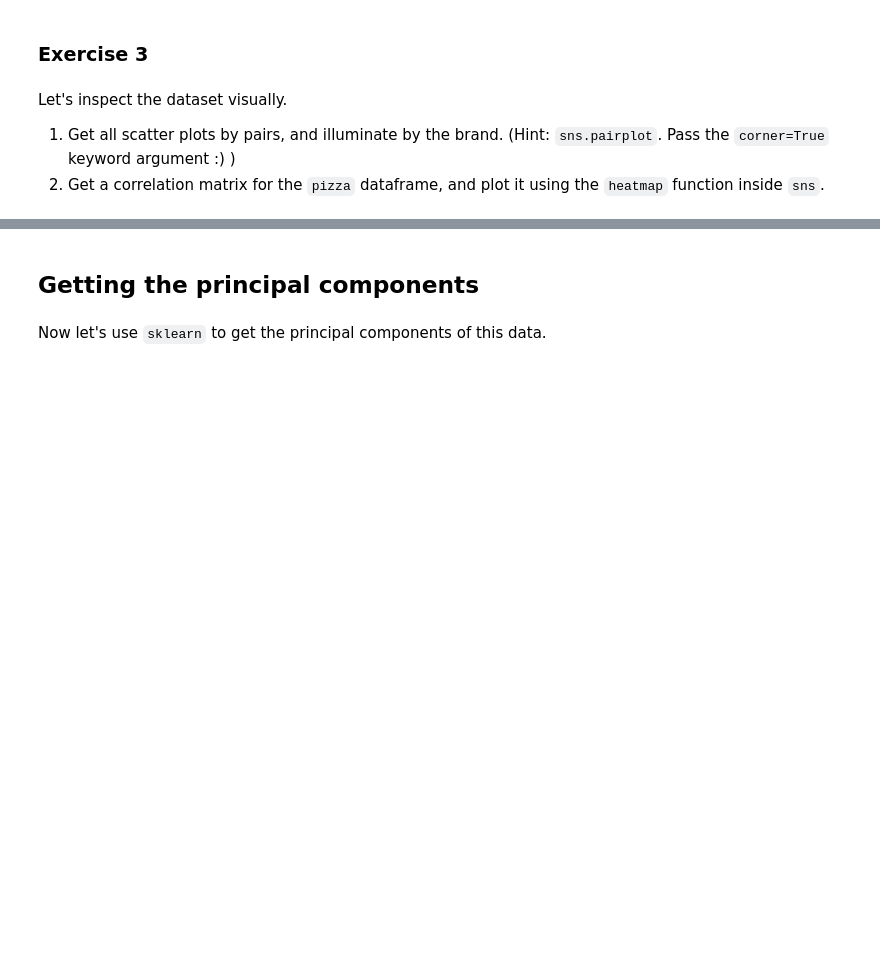
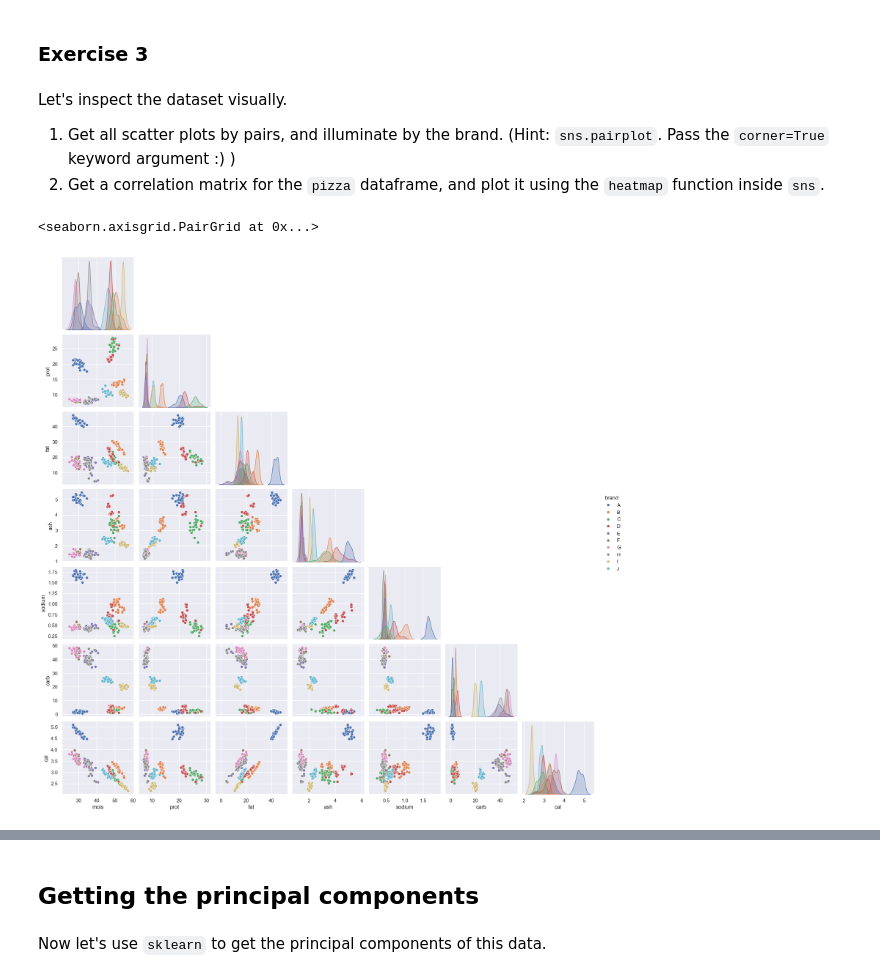
Before and after one commit to harrysinghdk/applied-ai, a Jupyter notebook: exercise 6/Pizza_dimensionality_reduction_clustering.ipynb, the cells around one changed output, grey strips where cells are left out. Drawn from its saved outputs; the diff is of its cells as text; code cells hidden in the pictures; blank space fills up the shorter version.

```diff
--- a/exercise 6/Pizza_dimensionality_reduction_clustering.ipynb
+++ b/exercise 6/Pizza_dimensionality_reduction_clustering.ipynb
@@ -29,0 +28,5 @@ In the Google Drive of the course, you will find a file called `Pizza.csv`. Load
+# %%
+# Your code here:
+pizza = pd.read_csv("pizza.csv", delimiter=",")
+pizza = pizza.drop(['id'], axis=1)
+pizza.head(10)
@@ -42,5 +78,9 @@ Let's inspect the dataset visually.
 2. Get a correlation matrix for the `pizza` dataframe, and plot it using the `heatmap` function inside `sns`.
 # %%
 # Your code for 3.1 here:
+sns.pairplot(pizza, hue="brand", corner=True)
+# %% [output]
+<seaborn.axisgrid.PairGrid at 0x...>
+[figure, added]
 # %%
 # Your code for 3.2 here
```
Also changed, not shown: parts of 21 cells of this notebook.
